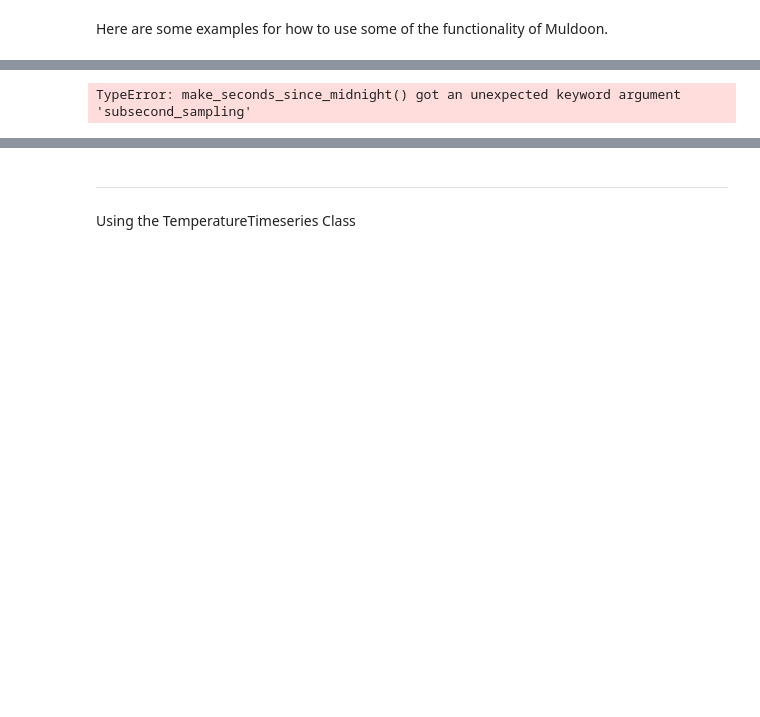
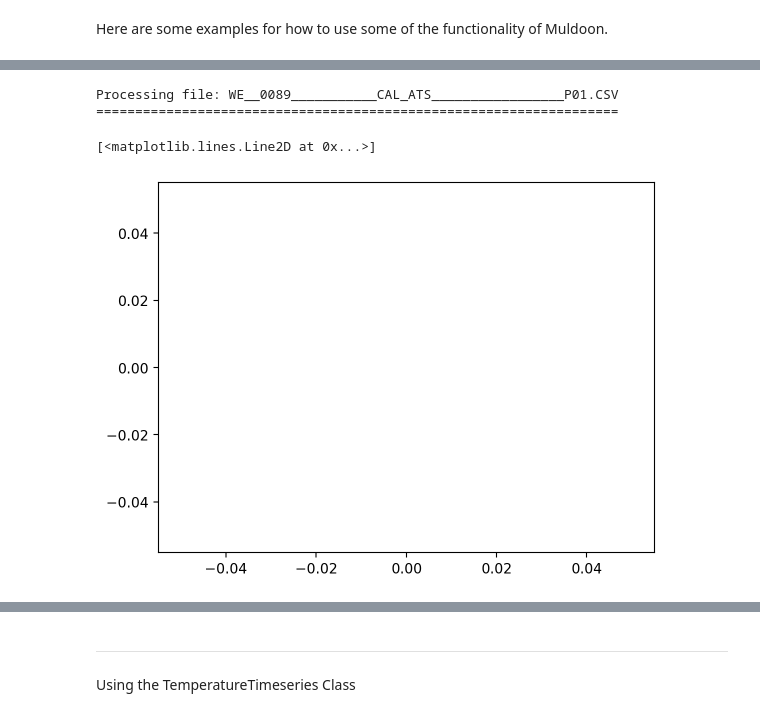
Before and after one commit to cs481-ekh/f22-dust-devils, a Jupyter notebook: docs/examples/Using_Muldoon.ipynb, the cells around one changed output, grey strips where cells are left out. Drawn from its saved outputs; the diff is of its cells as text; code cells hidden in the pictures; blank space fills up the shorter version.

```diff
--- a/docs/examples/Using_Muldoon.ipynb
+++ b/docs/examples/Using_Muldoon.ipynb
@@ -24,15 +21,18 @@ The autoreload extension is already loaded. To reload it, use:
 # %%
 # Test that the sub-second sampling scheme works
 
 filename="WE__0089___________CAL_ATS_________________P01.CSV"
-time = make_seconds_since_midnight(filename, subsecond_sampling=True)
+time = make_seconds_since_midnight(filename, end = 10)
 plt.plot(time)
-delta_time = time[1:] - time[:-1]
+# delta_time = time[1:] - time[:-1]
 
 # No overlapping times, right?
-assert(len(delta_time[delta_time == 0]) == 0)
+# assert(len(delta_time[delta_time == 0]) == 0)
 # %% [output]
-TypeError: make_seconds_since_midnight() got an unexpected keyword argument 'subsecond_sampling'
+Processing file: WE__0089___________CAL_ATS_________________P01.CSV
+===================================================================
+[<matplotlib.lines.Line2D at 0x...>]
+[figure, added]
 # %%
 fig = plt.figure(figsize=(10,10))
 ax = fig.add_subplot(111)
```
Also changed, not shown: parts of 16 cells of this notebook, 9 other files.
